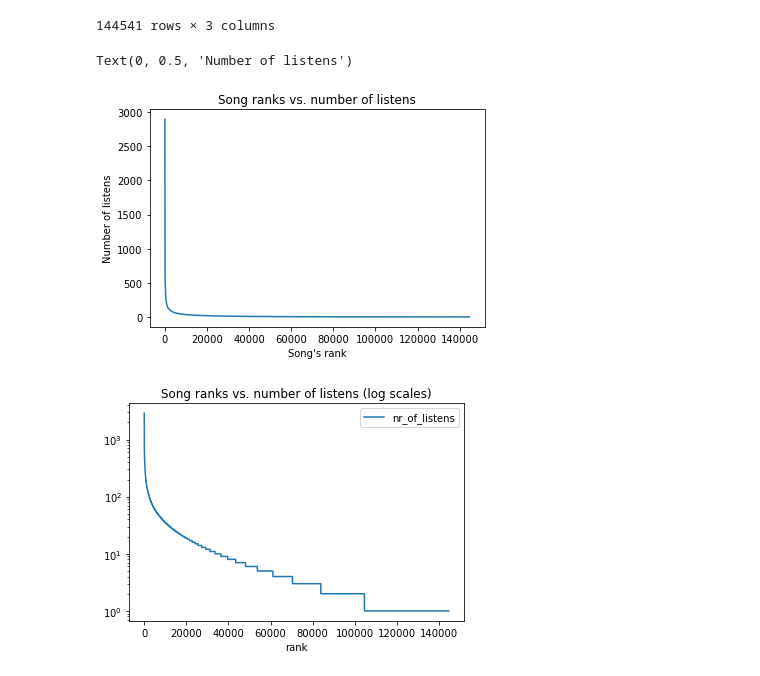
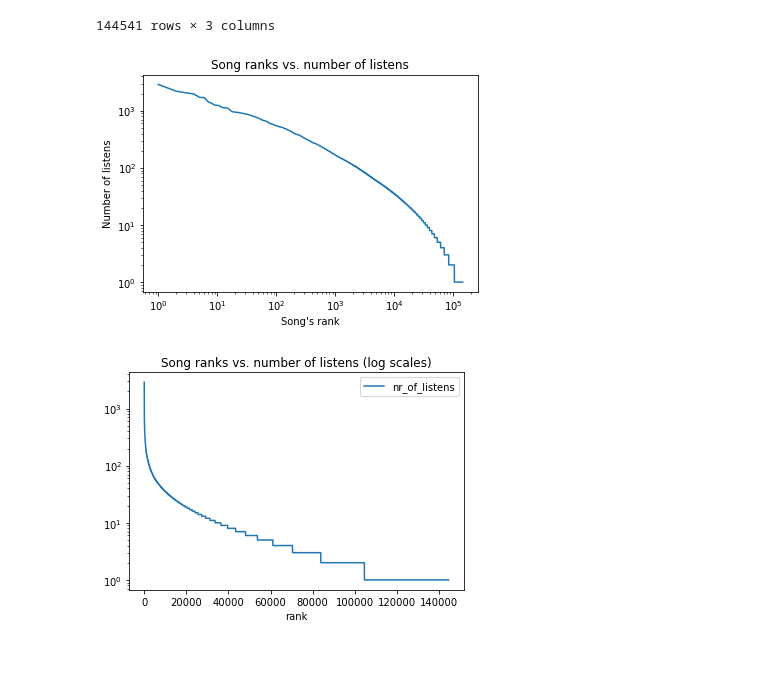
Before and after one commit to maref1/interdisciplinary_project_last_fm, a Jupyter notebook: preferential_attachment_analysis.ipynb, the cells around one changed output. Cells and saved outputs as stored; diff of their text form; code cells hidden in the pictures.

Commit message:
Log scaled rank graph

```diff
--- a/preferential_attachment_analysis.ipynb
+++ b/preferential_attachment_analysis.ipynb
@@ -62,10 +62,11 @@ songRanks
 # %%
 songRanks.plot(x='rank',y='nr_of_listens',title='Song ranks vs. number of listens',legend=None)
 plt.xlabel('Song\'s rank')
 plt.ylabel('Number of listens')
+plt.xscale('log', nonpositive='clip')
+plt.yscale('log', nonpositive='clip')
 # %% [output]
-Text(0, 0.5, 'Number of listens')
-[figure, old version]
+[figure, new version]
 # %%
 songRanks.plot(x='rank',y='nr_of_listens',title='Song ranks vs. number of listens (log scales)')
 #plt.xscale('log', nonpositive='clip')
```
